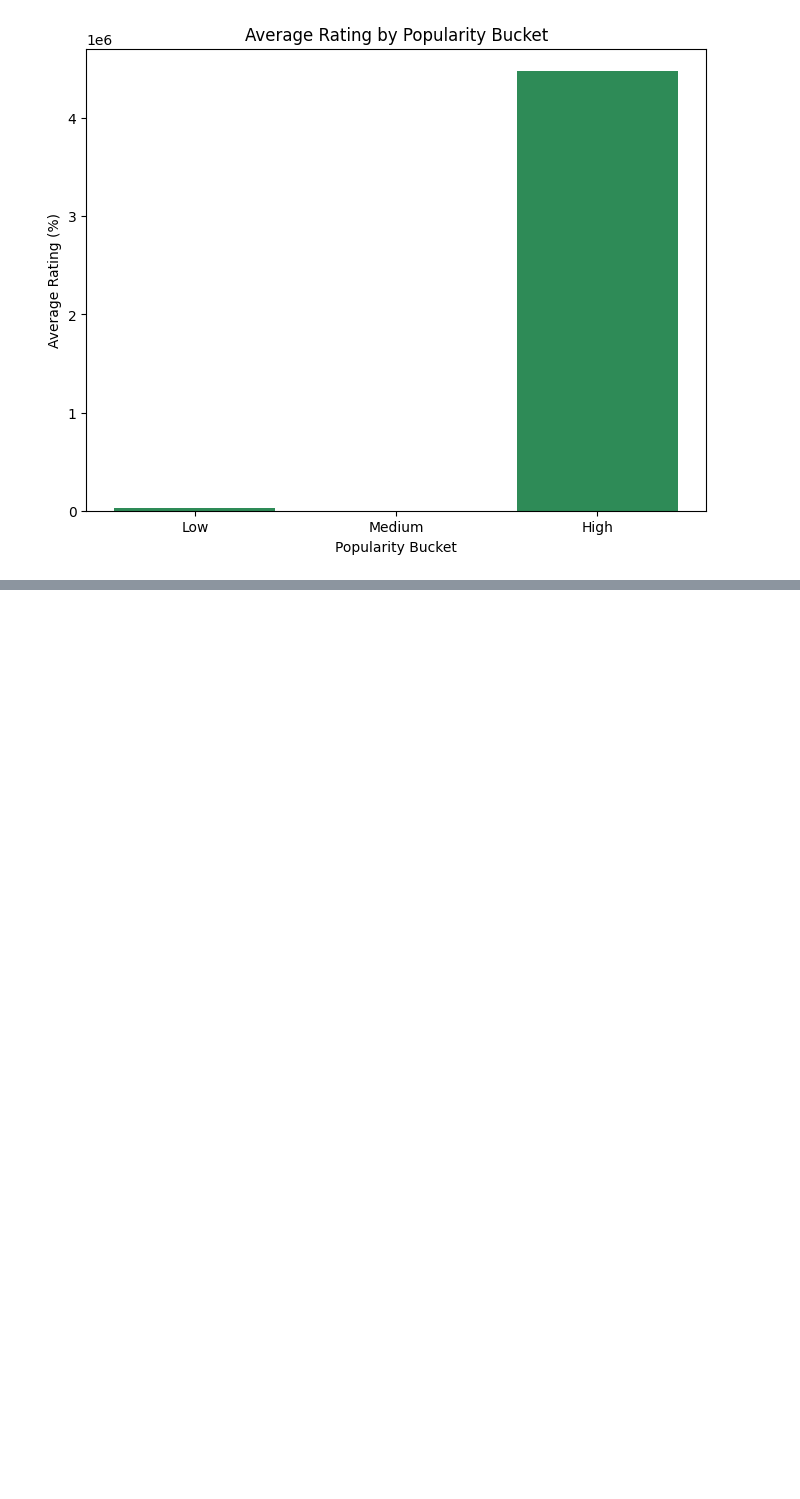
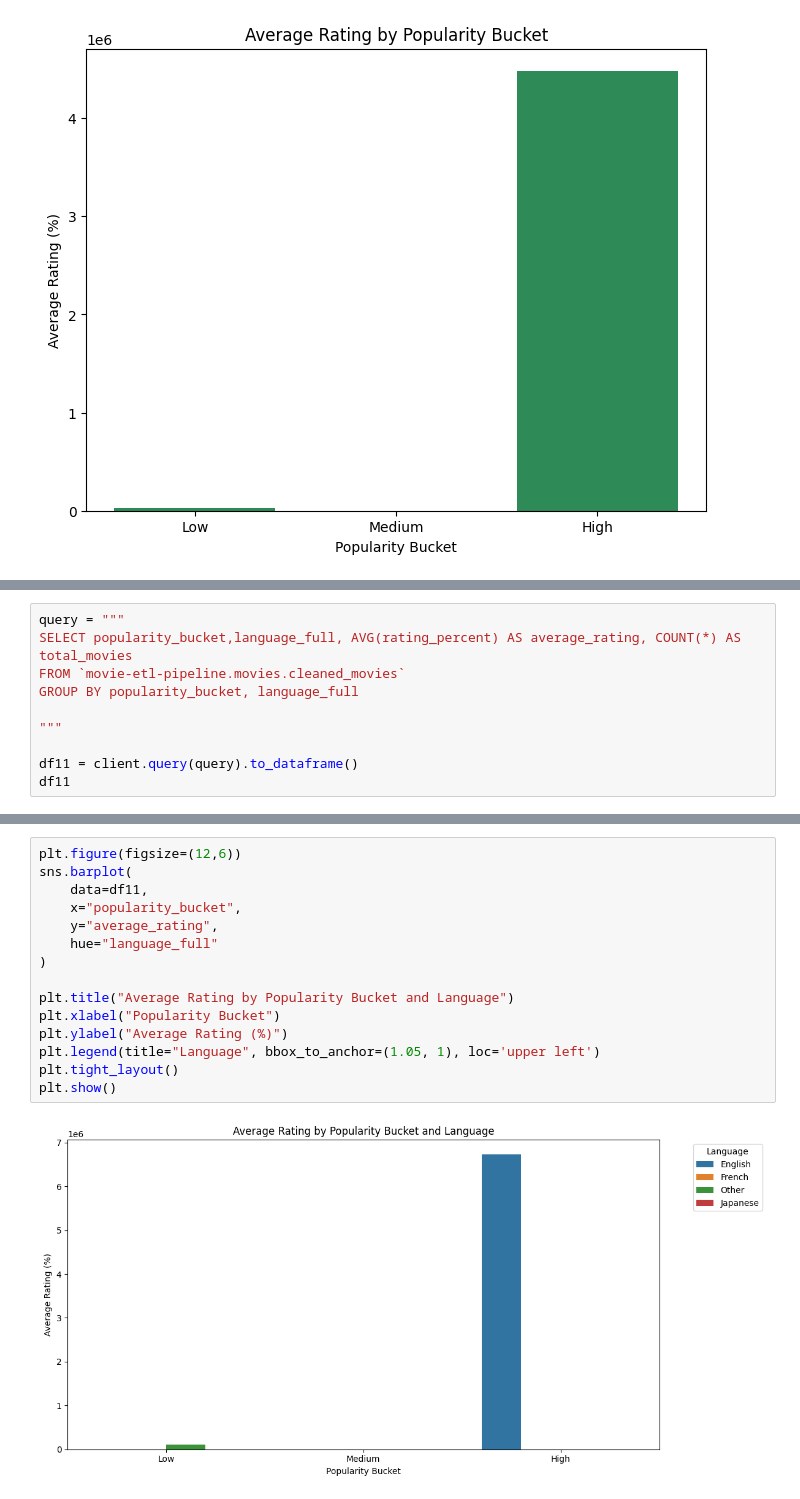
Before and after one commit to kaan4dev/movie_etl_pipeline, a Jupyter notebook: notebooks/movies_sql_analysis.ipynb, the cells around one changed output, grey strips where cells are left out. Cells and saved outputs as stored; diff of their text form; blank space fills up the shorter version.

```diff
--- a/notebooks/movies_sql_analysis.ipynb
+++ b/notebooks/movies_sql_analysis.ipynb
@@ -364,0 +399,10 @@ plt.show()
+# %%
+query = """
+SELECT popularity_bucket,language_full, AVG(rating_percent) AS average_rating, COUNT(*) AS total_movies
+FROM `movie-etl-pipeline.movies.cleaned_movies`
+GROUP BY popularity_bucket, language_full
+
+"""
+
+df11 = client.query(query).to_dataframe()
+df11
@@ -364,0 +424,17 @@ plt.show()
+# %%
+plt.figure(figsize=(12,6))
+sns.barplot(
+    data=df11,
+    x="popularity_bucket",
+    y="average_rating",
+    hue="language_full"
+)
+
+plt.title("Average Rating by Popularity Bucket and Language")
+plt.xlabel("Popularity Bucket")
+plt.ylabel("Average Rating (%)")
+plt.legend(title="Language", bbox_to_anchor=(1.05, 1), loc='upper left')
+plt.tight_layout()
+plt.show()
+# %% [output]
+[figure, added]
```
Also changed, not shown: parts of 7 cells of this notebook.
